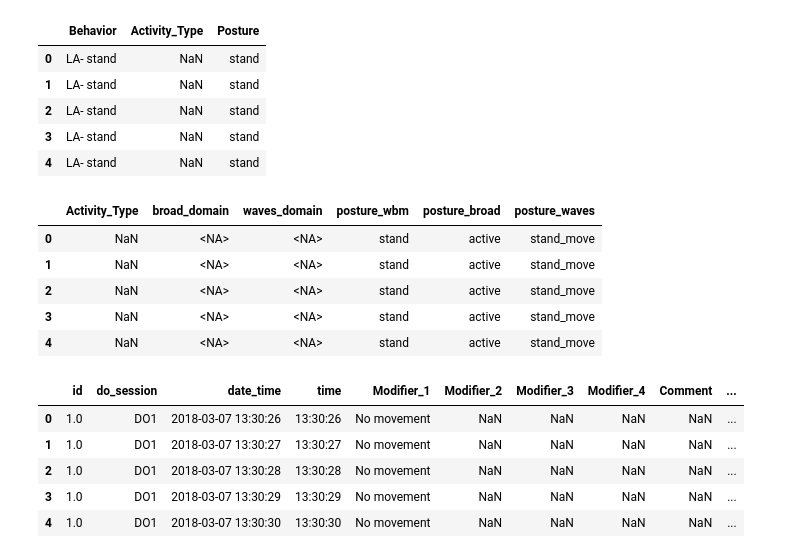
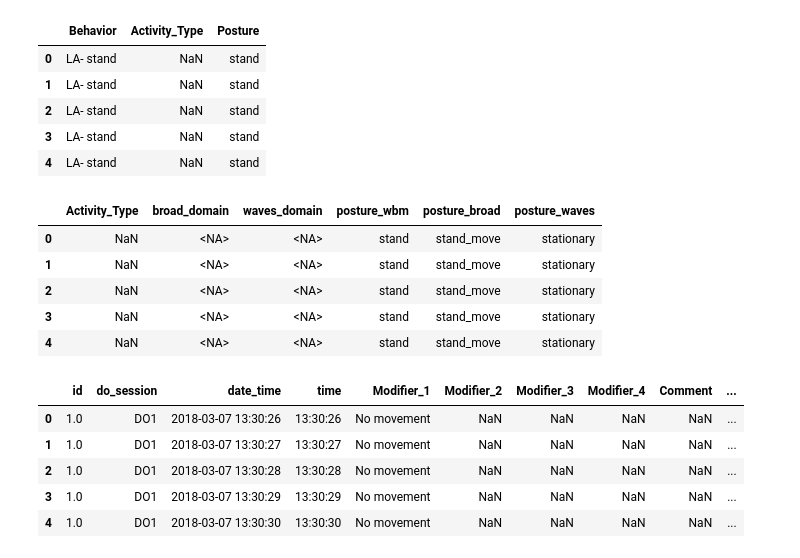
Before and after one commit to CameronWafer/WAVES, a Jupyter notebook: AM Full Code/AM_restart1.ipynb, the cells around one changed output. Drawn from its saved outputs; the diff is of its cells as text; code cells hidden in the pictures.

```diff
--- a/AM Full Code/AM_restart1.ipynb
+++ b/AM Full Code/AM_restart1.ipynb
@@ -420,82 +420,82 @@ sec_by_sec[["Behavior", "Activity_Type", "Posture"]].head()
 # ------------------------------------------------------------
 
 # Activity_Type -> domains
 activity_domain_map = {
-    "sleep": ("sleep", "sleep"),
-    "pc_groom": ("household_personal", "personal"),
-    "pc_other": ("household_personal", "personal"),
-    "ha_housework": ("household_personal", "household"),
-    "ha_food": ("household_personal", "household"),
-    "ha_interior": ("household_personal", "maintenance_repair"),
-    "ha_exterior": ("household_personal", "maintenance_repair"),
-    "ha_lawn": ("household_personal", "lawn_garden"),
-    "ha_pets": ("household_personal", "household"),
-    "ha_other": ("household_personal", "household"),
-    "care_children": ("household_personal", "household"),
-    "care_adults": ("household_personal", "household"),
-    "work_general": ("work_education", "work_education"),
-    "work_screen": ("work_education", "work_education"),
-    "edu_class": ("work_education", "work_education"),
-    "edu_other": ("work_education", "work_education"),
-    "com_church": ("purchase_other", "purchase_other"),
-    "com_volunteer": ("purchase_other", "purchase_other"),
-    "com_purchase": ("purchase_other", "purchase_other"),
-    "ha_eat": ("personal", "household_personal"),
-    "les_social": ("leisure", "leisure"),
-    "les_screen": ("Leisure_Screen", "leisure"),
-    "ex_sport": ("exercise", "leisure"),
-    "les_attend": ("leisure", "leisure"),
-    "trav_pass": ("Trav_car", "transportation"),
-    "trav_drive": ("Trav_car", "transportation"),
-    "trav_bike": ("active_transportation", "transportation"),
-    "trav_walk": ("active_transportation", "transportation"),
-    "trav_other": ("transportation", "transportation"),
-    "non_codable": ("non_codable", "non_codable"),
+    "sleep": ("sleep", "other"),
+    "pc_groom": ("personal", "household"),
+    "pc_other": ("personal", "household"),
+    "ha_housework": ("household", "household"),
+    "ha_food": ("household", "household"),
+    "ha_interior": ("maintenance_repair", "household"),
+    "ha_exterior": ("maintenance_repair", "household"),
+    "ha_lawn": ("lawn_garden", "household"),
+    "ha_pets": ("household", "household"),
+    "ha_other": ("household", "household"),
+    "care_children": ("household", "household"),
+    "care_adults": ("household", "household"),
+    "work_general": ("work_education", "occupation"),
+    "work_screen": ("work_education", "occupation"),
+    "edu_class": ("work_education", "occupation"),
+    "edu_other": ("work_education", "occupation"),
+    "com_church": ("purchase_other", "other"),
+    "com_volunteer": ("purchase_other", "other"),
+    "com_purchase": ("purchase_other", "shopping"),
+    "ha_eat": ("personal", "leisure_inactive"),
+    "les_social": ("leisure", "leisure_inactive"),
+    "les_screen": ("Leisure_Screen", "leisure_inactive"),
+    "ex_sport": ("exercise", "active_time"),
+    "les_attend": ("leisure", "leisure_inactive"),
+    "trav_pass": ("Trav_car", "travel_inactive"),
+    "trav_drive": ("Trav_car", "travel_inactive"),
+    "trav_bike": ("active_transportation", "active_time"),
+    "trav_walk": ("active_transportation", "active_time"),
+    "trav_other": ("transportation", "other"),
+    "non_codable": ("non_codable", "non_pa"),
 }
 
 sec_by_sec["broad_domain"] = sec_by_sec["Activity_Type"].map(lambda x: activity_domain_map.get(x, (pd.NA, pd.NA))[0])
 sec_by_sec["waves_domain"] = sec_by_sec["Activity_Type"].map(lambda x: activity_domain_map.get(x, (pd.NA, pd.NA))[1])
 
 # Rename Posture -> posture_wbm if needed
 if "Posture" in sec_by_sec.columns and "posture_wbm" not in sec_by_sec.columns:
     sec_by_sec = sec_by_sec.rename(columns={"Posture": "posture_wbm"})
 
 # posture_wbm -> posture_broad / posture_waves
 posture_map = {
-    "sitting": ("waves_sedentary", "sedentary"),
+    "sitting": ("sedentary", "sedentary"),
     "lying": ("sedentary", "sedentary"),
-    "kneel_squat": ("sedentary", "mixed_move"),
-    "stretch": ("active", "sport"),
-    "stand": ("active", "stand_move"),
-    "stand_move": ("mixed_move", "active"),
-    "walk": ("walk", "active"),
-    "walk_load": ("mod_walk", "active"),
-    "ascend": ("mod_walk", "active"),
-    "descend": ("mod_walk", "active"),
-    "running": ("running", "active"),
-    "biking": ("biking", "active"),
-    "sport_move": ("sport", "active"),
-    "muscle_strength": ("sport", "active"),
-    "not_coded": ("not_coded", "active"),
+    "kneel_squat": ("sedentary", "stationary"),
+    "stretch": ("sport", "mixed_movement"),
+    "stand": ("stand_move", "stationary"),
+    "stand_move": ("stand_move", "stationary"),
+    "walk": ("walk", "walking"),
+    "walk_load": ("mod_walk", "walking"),
+    "ascend": ("mod_walk", "mixed_movement"),
+    "descend": ("mod_walk", "mixed_movement"),
+    "running": ("running", "running"),
+    "biking": ("biking", "cycling"),
+    "sport_move": ("sport", "mixed_movement"),
+    "muscle_strength": ("sport", "mixed_movement"),
+    "not_coded": ("not_coded", "not_coded"),
 }
 
 sec_by_sec["posture_broad"] = sec_by_sec["posture_wbm"].map(lambda x: posture_map.get(x, (pd.NA, pd.NA))[0])
 sec_by_sec["posture_waves"] = sec_by_sec["posture_wbm"].map(lambda x: posture_map.get(x, (pd.NA, pd.NA))[1])
 
 # Sitting rule override for posture_waves
 is_sitting = sec_by_sec["posture_wbm"].eq("sitting")
 trav_mask = sec_by_sec["Activity_Type"].isin(["trav_drive", "trav_pass"])
 sec_by_sec.loc[is_sitting & trav_mask, "posture_waves"] = "sed_drive"
 sec_by_sec.loc[is_sitting & ~trav_mask, "posture_waves"] = "sedentary"
 
 sec_by_sec[["Activity_Type", "broad_domain", "waves_domain", "posture_wbm", "posture_broad", "posture_waves"]].head()
 # %% [output]
 |  | Activity_Type | broad_domain | waves_domain | posture_wbm | posture_broad | posture_waves |
-| 0 | NaN | <NA> | <NA> | stand | active | stand_move |
-| 1 | NaN | <NA> | <NA> | stand | active | stand_move |
-| 2 | NaN | <NA> | <NA> | stand | active | stand_move |
-| 3 | NaN | <NA> | <NA> | stand | active | stand_move |
-| 4 | NaN | <NA> | <NA> | stand | active | stand_move |
+| 0 | NaN | <NA> | <NA> | stand | stand_move | stationary |
+| 1 | NaN | <NA> | <NA> | stand | stand_move | stationary |
+| 2 | NaN | <NA> | <NA> | stand | stand_move | stationary |
+| 3 | NaN | <NA> | <NA> | stand | stand_move | stationary |
+| 4 | NaN | <NA> | <NA> | stand | stand_move | stationary |
 # %%
 # ------------------------------------------------------------
 # Final clean dataframe for WAVES
```
Also changed, not shown: parts of 6 cells of this notebook, 5 other files.
